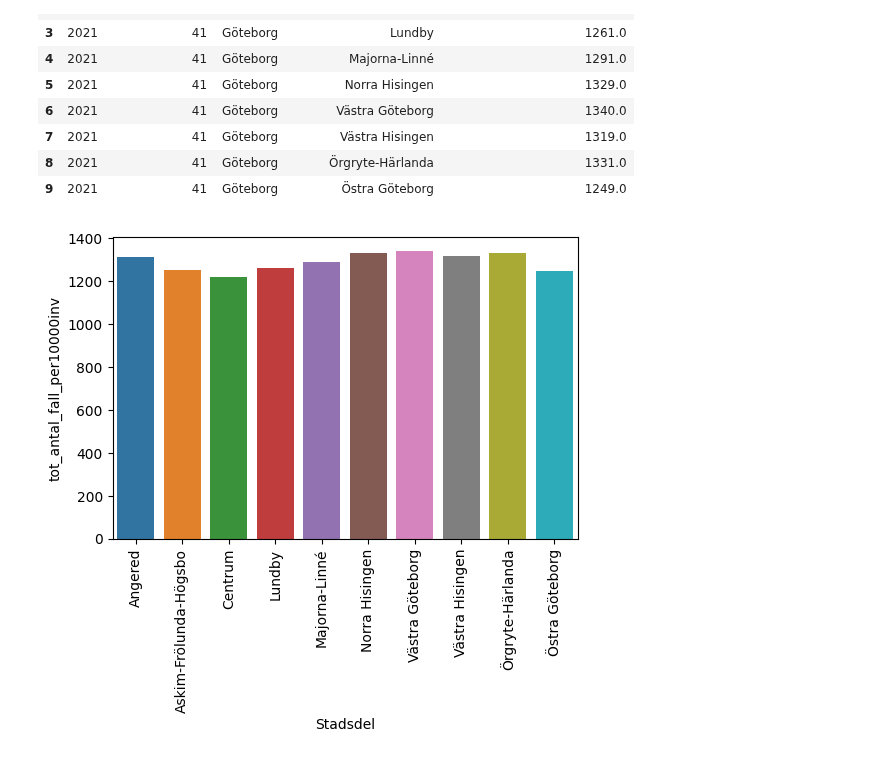
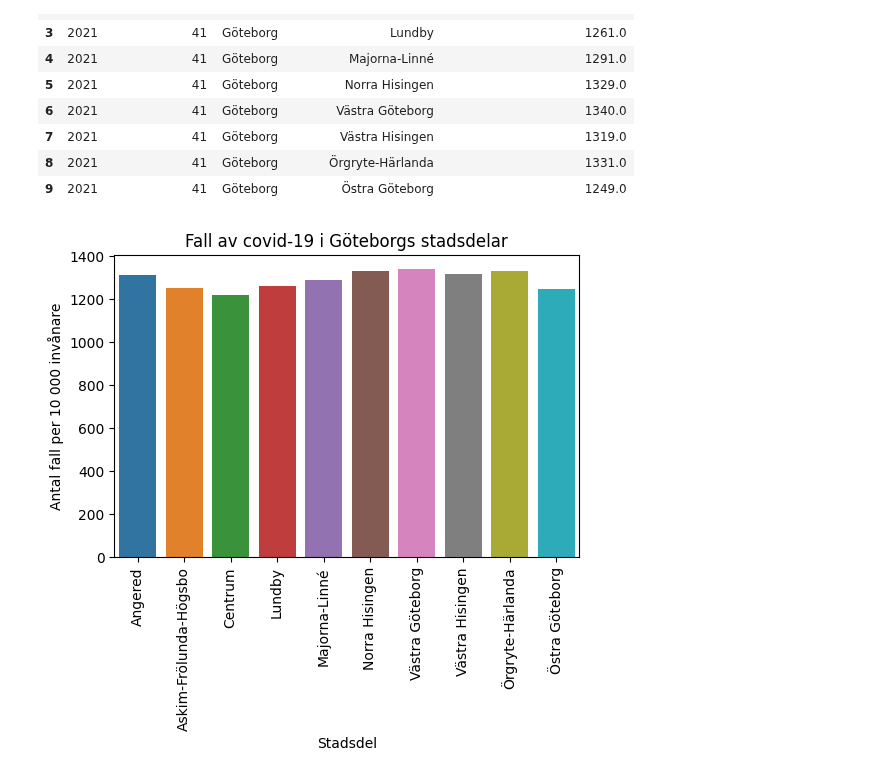
Before and after one commit to Anna-MariaSjolund/Data-Handling-Anna-MariaSjolund, a Jupyter notebook: Labs/Covid-Lab/covid_lab.ipynb, the cells around one changed output. Cells and saved outputs as stored; diff of their text form; code cells hidden in the pictures.

Commit message:
Added the last KPI plots and added markdowns

```diff
--- a/Labs/Covid-Lab/covid_lab.ipynb
+++ b/Labs/Covid-Lab/covid_lab.ipynb
@@ -465,6 +560,8 @@ number_cases_neighbourhood
 # %%
 plt.figure(dpi=100)
 plot1 = sns.barplot(data=number_cases_neighbourhood, x="Stadsdel", y="tot_antal_fall_per10000inv")
 _ = plot1.set_xticklabels(plot1.get_xticklabels(), rotation=90)
+plot1.set_ylabel("Antal fall per 10 000 invånare")
+_ = plot1.set_title("Fall av covid-19 i Göteborgs stadsdelar")
 # %% [output]
-[figure, old version]
+[figure, new version]
```
Also changed, not shown: parts of 15 cells of this notebook.
